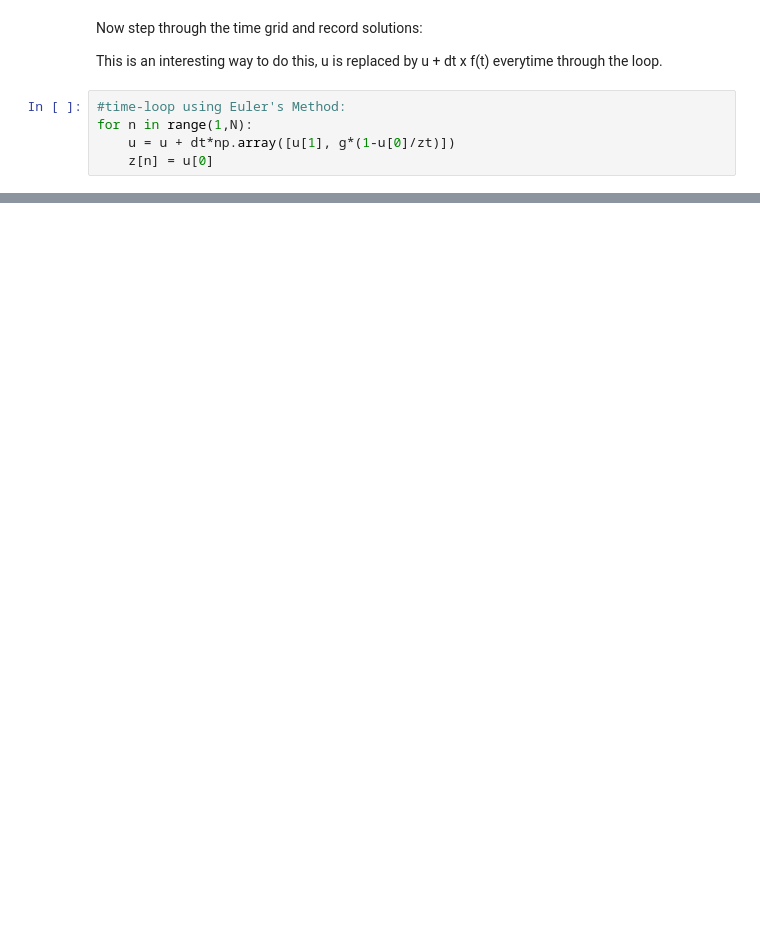
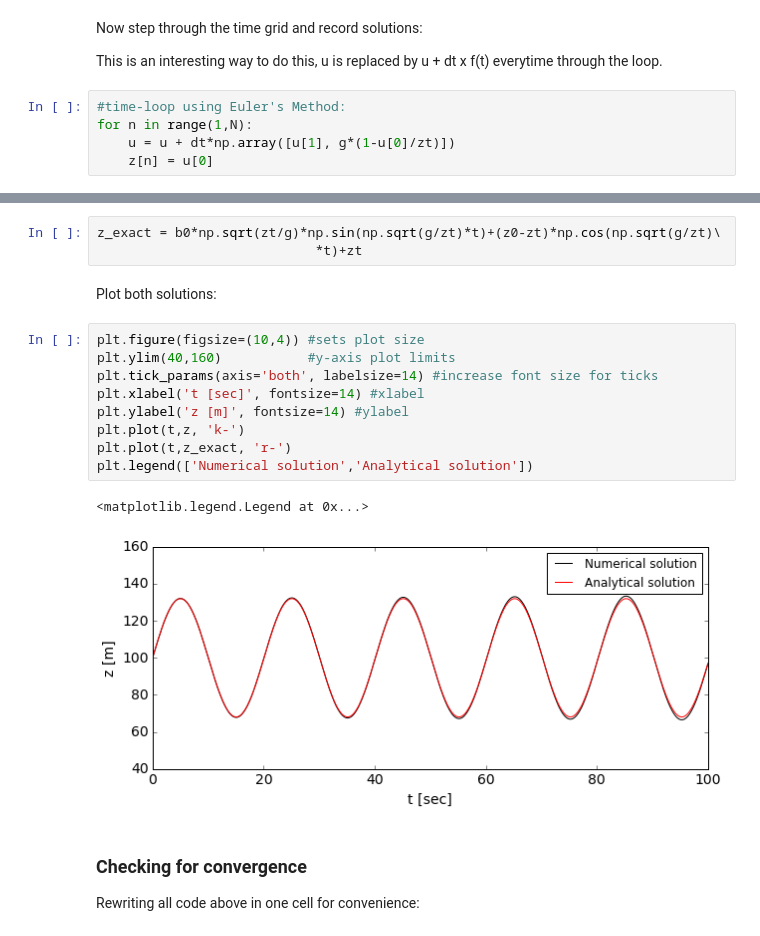
Before and after one commit to morrill/-mae6286, a Jupyter notebook: lesson_2.ipynb, the cells around one changed output, grey strips where cells are left out. Drawn from its saved outputs; the diff is of its cells as text; blank space fills up the shorter version.

```diff
--- a/lesson_2.ipynb
+++ b/lesson_2.ipynb
@@ -61,0 +62,20 @@ plt.plot(t,z, 'k-')
+# %%
+z_exact = b0*np.sqrt(zt/g)*np.sin(np.sqrt(g/zt)*t)+(z0-zt)*np.cos(np.sqrt(g/zt)\
+                            *t)+zt
+# %% [markdown]
+Plot both solutions:
+# %%
+plt.figure(figsize=(10,4)) #sets plot size
+plt.ylim(40,160)           #y-axis plot limits
+plt.tick_params(axis='both', labelsize=14) #increase font size for ticks
+plt.xlabel('t [sec]', fontsize=14) #xlabel
+plt.ylabel('z [m]', fontsize=14) #ylabel
+plt.plot(t,z, 'k-')
+plt.plot(t,z_exact, 'r-')
+plt.legend(['Numerical solution','Analytical solution'])
+# %% [output]
+<matplotlib.legend.Legend at 0x...>
+[figure, added]
+# %% [markdown]
+### Checking for convergence
+Rewriting all code above in one cell for convenience:
```
Also changed, not shown: parts of 16 cells of this notebook.
